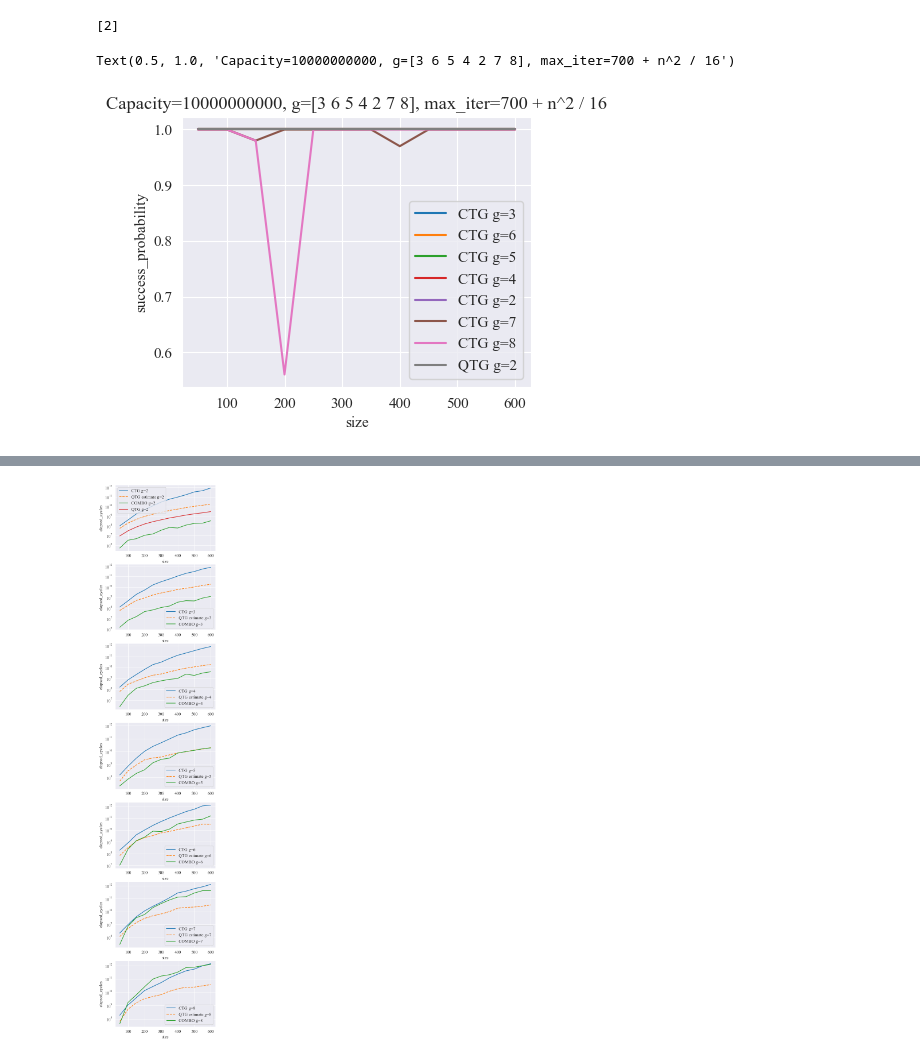
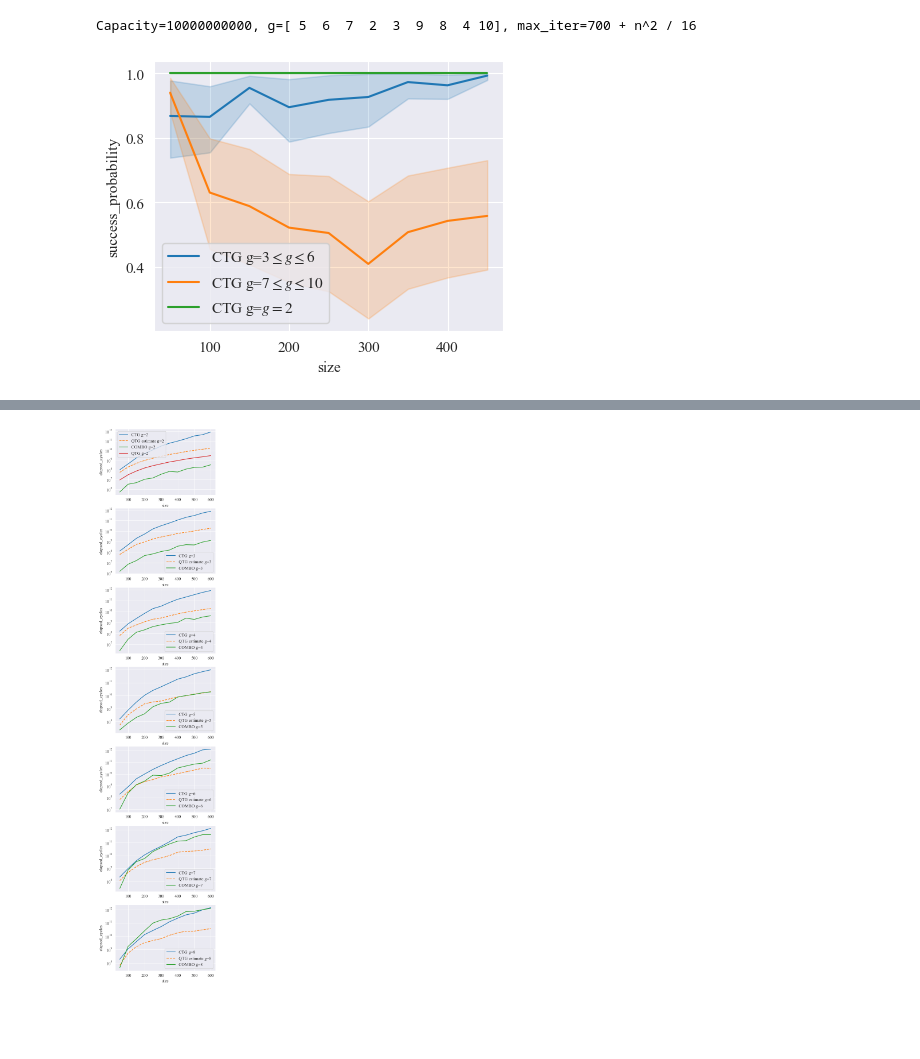
Before and after one commit to SoerenWilkening/QTG_0-1Knapsack, a Jupyter notebook: evaluation/08_ctg_qtg_analysis.ipynb, the cells around one changed output, grey strips where cells are left out. Saved outputs shown, nothing was run; the diff lists cells and outputs as text; code cells hidden in the pictures; blank space fills up the shorter version.

```diff
--- a/evaluation/08_ctg_qtg_analysis.ipynb
+++ b/evaluation/08_ctg_qtg_analysis.ipynb
@@ -16,16 +18,13 @@ plt.rcParams["font.serif"] = "Times New Roman"
 plt.rcParams['mathtext.fontset'] = 'stix'
 plt.rcParams['figure.figsize'] = [9, 3.5]
 # %%
-paths = ['g6', 'g8']
+paths = ['classical_qtg_comparison/small', 'classical_qtg_comparison/large']
 optimal_solutions = dict()
 
 combo_results = []
 ctg_results = []
 
 for path in paths:
-    for row in Benchmark(f'results/classical_benchmark/{path}'):
-        if row['parameters']['args']['solver'] == 'combo':
-            optimal_solutions[row['parameters']['args']['instance']['name']] = row['result']['objective_value']
     combo_results.append(read_as_pandas(f'results/classical_benchmark/{path}', lambda row: {
         'size': row['parameters']['args']['instance']['size'],
         'elapsed_cycles': row['result']['elapsed_cycles'],
@@ -34,6 +33,16 @@ for path in paths:
         'objective_value': row['result']['objective_value'],
         'memory_bits': (row['result']['maximum_resident_size_kb']-80000) * 8 * 1024,
     } if row['parameters']['args']['solver'] == "combo" else None))
+
+combo_results = pd.concat(combo_results)
+
+for i, row in combo_results.iterrows():
+    optimal_solutions[row['instance']] = row['objective_value']
+
+for path in paths:
+    if not os.path.isdir(f'results/ctg/{path}/results'):
+        continue
+
     ctg_results.append(read_as_pandas(f'results/ctg/{path}', lambda row: {
         'algorithm': 'ctg',
         'algorithm_human_readable': 'CTG',
@@ -60,10 +69,10 @@ for path in paths:
         'runtime': row['runtime']
     }))
 
-combo_results = pd.concat(combo_results)
 ctg_results = pd.concat(ctg_results)
 
-qtg_results = read_as_pandas(f'results/quantum_benchmark/g2', lambda row: {
+"""
+qtg_results = read_as_pandas(f'results/quantum_benchmark/classical_qtg_comparison', lambda row: {
     'algorithm': 'ctg',
     'algorithm_human_readable': 'CTG',
     'elapsed_cycles': np.average([measure['cycle_count'] for measure in row['result']['measurements']]),
@@ -78,33 +87,39 @@ qtg_results = read_as_pandas(f'results/quantum_benchmark/g2', lambda row: {
     'max_iter': row['parameters']['args']['alg_params']['qtg_iterations_str'],
     'runtime': row['runtime'],
 })
-
+"""
 ctg_results['g'] = ctg_results.apply(
     lambda row: int(re.match(r'.+\_g\_([0-9]+)\_.+', row['instance']).group(1)), axis=1)
 combo_results['g'] = combo_results.apply(
     lambda row: int(re.match(r'.+\_g\_([0-9]+)\_.+', row['instance']).group(1)), axis=1)
-qtg_results['g'] = qtg_results.apply(
-    lambda row: int(re.match(r'.+\_g\_([0-9]+)\_.+', row['instance']).group(1)), axis=1)
+#qtg_results['g'] = qtg_results.apply(
+#    lambda row: int(re.match(r'.+\_g\_([0-9]+)\_.+', row['instance']).group(1)), axis=1)
+
+def g_group(row):
+    if row['g'] == 2:
+        return "$g=2$"
+    elif row['g'] > 2 and row['g'] <= 6:
+        return "$3 \\leq g \\leq 6$"
+    return "$7 \\leq g \\leq 10$"
+
+ctg_results['g_group'] = ctg_results.apply(g_group, axis=1)
 # %%
 missing_instances = set(combo_results['instance'].unique()) - set(ctg_results['instance'].unique())
-print(qtg_results['g'].unique())
+#print(qtg_results['g'].unique())
-# %% [output]
-[2]
 # %%
 fig, ax = plt.subplots(figsize=(4.5, 3.5))
 #sns.lineplot(qtg_results, x='size', y='success_probability', ax=ax, label="QTG")
 #sns.lineplot(ctg_results, x='size', y='success_probability', ax=ax, label="CTG")
-for g in ctg_results['g'].unique():
-    sns.lineplot(ctg_results[ctg_results['g'] == g], x='size', y='success_probability', ax=ax, label=f"CTG g={g}")
+for g in sorted(ctg_results['g_group'].unique()):
+    sns.lineplot(ctg_results[ctg_results['g_group'] == g], x='size', y='success_probability', ax=ax, label=f"CTG g={g}")
 
-sns.lineplot(qtg_results, x='size', y='success_probability', ax=ax, label="QTG g=2")
+#sns.lineplot(qtg_results, x='size', y='success_probability', ax=ax, label="QTG g=2")
 
 assert len(ctg_results["capacity"].unique()) == 1
 assert len(ctg_results["max_iter"].unique()) == 1
-ax.set_title(
-    f"Capacity={ctg_results['capacity'].unique()[0]}, g={ctg_results['g'].unique()}, max_iter={ctg_results['max_iter'].unique()[0]}")
+print(f"Capacity={ctg_results['capacity'].unique()[0]}, g={ctg_results['g'].unique()}, max_iter={ctg_results['max_iter'].unique()[0]}")
 # %% [output]
-Text(0.5, 1.0, 'Capacity=10000000000, g=[3 6 5 4 2 7 8], max_iter=700 + n^2 / 16')
+Capacity=10000000000, g=[ 5  6  7  2  3  9  8  4 10], max_iter=700 + n^2 / 16
-[figure, old version]
+[figure, new version]
 # %%
 ctg_results.groupby(['size', 'g']).describe()['success_probability'][['mean', 'max', 'min']]
```
Also changed, not shown: parts of 4 cells of this notebook, 1 other file.
